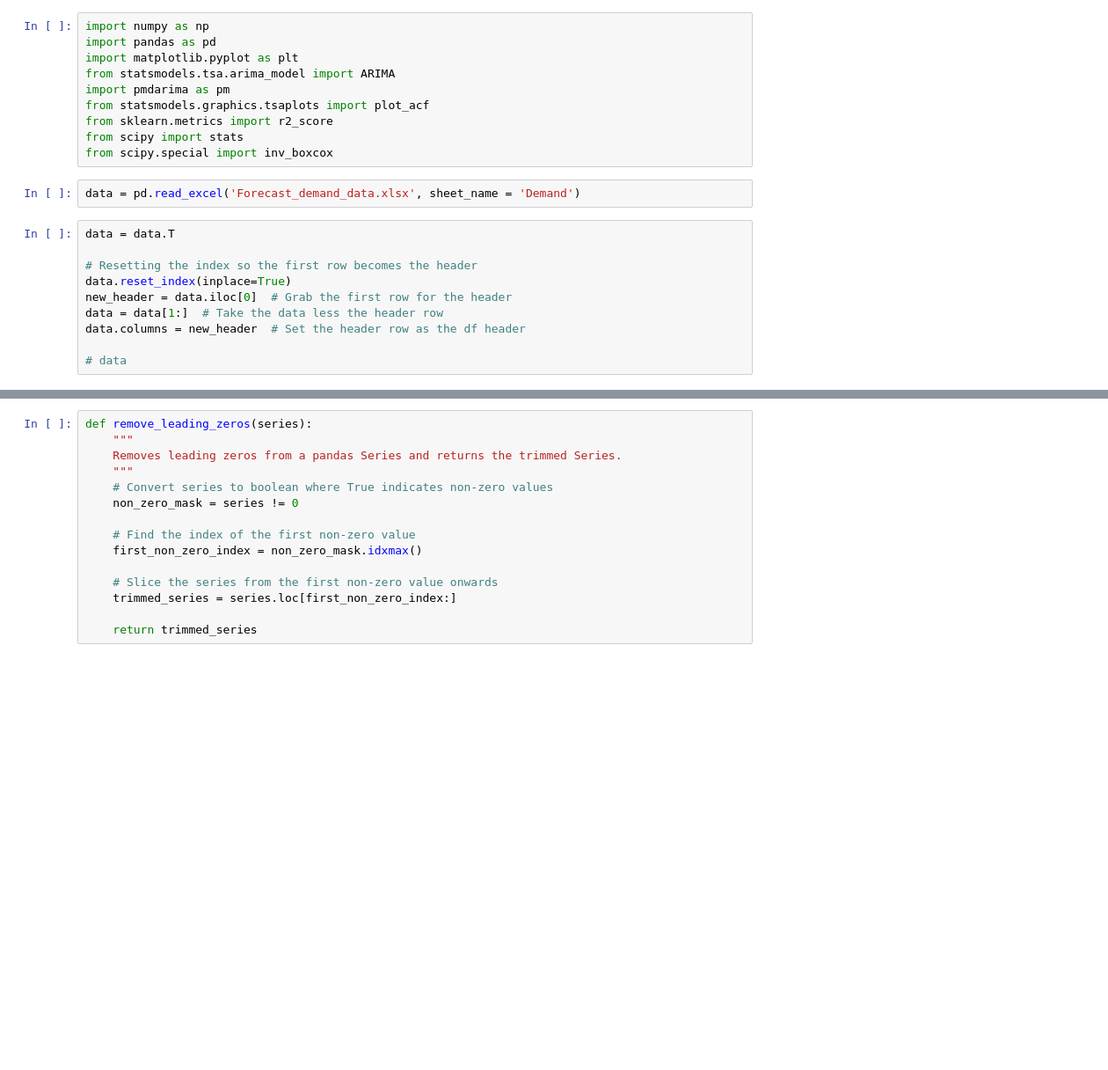
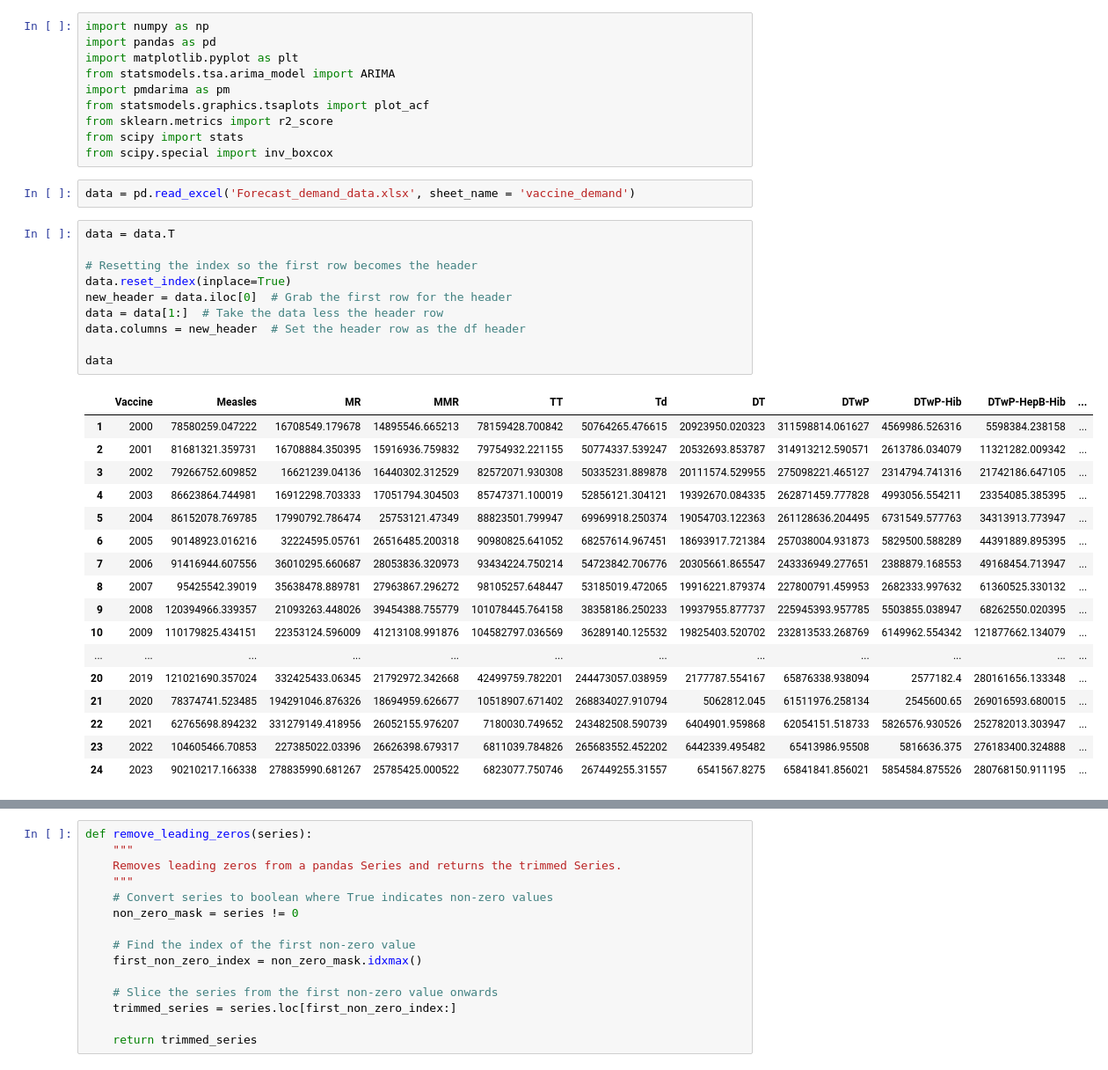
Before and after one commit to nuhorchak/Vaccine_Tender, a Jupyter notebook: Forecasts.ipynb, the cells around one changed output, grey strips where cells are left out. Shown: that part at 88% size. Drawn from its saved outputs; the diff is of its cells as text; blank space fills up the shorter version.

```diff
--- a/Forecasts.ipynb
+++ b/Forecasts.ipynb
@@ -9,17 +9,35 @@ from sklearn.metrics import r2_score
 from scipy import stats
 from scipy.special import inv_boxcox
 # %%
-data = pd.read_excel('Forecast_demand_data.xlsx', sheet_name = 'Demand')
+data = pd.read_excel('Forecast_demand_data.xlsx', sheet_name = 'vaccine_demand')
 # %%
 data = data.T
 
 # Resetting the index so the first row becomes the header
 data.reset_index(inplace=True)
 new_header = data.iloc[0]  # Grab the first row for the header
 data = data[1:]  # Take the data less the header row
 data.columns = new_header  # Set the header row as the df header
 
-# data
+data
+# %% [output]
+|  | Vaccine | Measles | MR | MMR | TT | Td | DT | DTwP | DTwP-Hib | DTwP-HepB-Hib | ... |
+| 1 | 2000 | 78580259.047222 | 16708549.179678 | 14895546.665213 | 78159428.700842 | 50764265.476615 | 20923950.020323 | 311598814.061627 | 4569986.526316 | 5598384.238158 | ... |
+| 2 | 2001 | 81681321.359731 | 16708884.350395 | 15916936.759832 | 79754932.221155 | 50774337.539247 | 20532693.853787 | 314913212.590571 | 2613786.034079 | 11321282.009342 | ... |
+| 3 | 2002 | 79266752.609852 | 16621239.04136 | 16440302.312529 | 82572071.930308 | 50335231.889878 | 20111574.529955 | 275098221.465127 | 2314794.741316 | 21742186.647105 | ... |
+| 4 | 2003 | 86623864.744981 | 16912298.703333 | 17051794.304503 | 85747371.100019 | 52856121.304121 | 19392670.084335 | 262871459.777828 | 4993056.554211 | 23354085.385395 | ... |
+| 5 | 2004 | 86152078.769785 | 17990792.786474 | 25753121.47349 | 88823501.799947 | 69969918.250374 | 19054703.122363 | 261128636.204495 | 6731549.577763 | 34313913.773947 | ... |
+| 6 | 2005 | 90148923.016216 | 32224595.05761 | 26516485.200318 | 90980825.641052 | 68257614.967451 | 18693917.721384 | 257038004.931873 | 5829500.588289 | 44391889.895395 | ... |
+| 7 | 2006 | 91416944.607556 | 36010295.660687 | 28053836.320973 | 93434224.750214 | 54723842.706776 | 20305661.865547 | 243336949.277651 | 2388879.168553 | 49168454.713947 | ... |
+| 8 | 2007 | 95425542.39019 | 35638478.889781 | 27963867.296272 | 98105257.648447 | 53185019.472065 | 19916221.879374 | 227800791.459953 | 2682333.997632 | 61360525.330132 | ... |
+| 9 | 2008 | 120394966.339357 | 21093263.448026 | 39454388.755779 | 101078445.764158 | 38358186.250233 | 19937955.877737 | 225945393.957785 | 5503855.038947 | 68262550.020395 | ... |
+| 10 | 2009 | 110179825.434151 | 22353124.596009 | 41213108.991876 | 104582797.036569 | 36289140.125532 | 19825403.520702 | 232813533.268769 | 6149962.554342 | 121877662.134079 | ... |
+| ... | ... | ... | ... | ... | ... | ... | ... | ... | ... | ... | ... |
+| 20 | 2019 | 121021690.357024 | 332425433.06345 | 21792972.342668 | 42499759.782201 | 244473057.038959 | 2177787.554167 | 65876338.938094 | 2577182.4 | 280161656.133348 | ... |
+| 21 | 2020 | 78374741.523485 | 194291046.876326 | 18694959.626677 | 10518907.671402 | 268834027.910794 | 5062812.045 | 61511976.258134 | 2545600.65 | 269016593.680015 | ... |
+| 22 | 2021 | 62765698.894232 | 331279149.418956 | 26052155.976207 | 7180030.749652 | 243482508.590739 | 6404901.959868 | 62054151.518733 | 5826576.930526 | 252782013.303947 | ... |
+| 23 | 2022 | 104605466.70853 | 227385022.03396 | 26626398.679317 | 6811039.784826 | 265683552.452202 | 6442339.495482 | 65413986.95508 | 5816636.375 | 276183400.324888 | ... |
+| 24 | 2023 | 90210217.166338 | 278835990.681267 | 25785425.000522 | 6823077.750746 | 267449255.31557 | 6541567.8275 | 65841841.856021 | 5854584.875526 | 280768150.911195 | ... |
 # %%
 def safe_log(x, p):
     """
```
Also changed, not shown: parts of 7 cells of this notebook, 55 other files.
